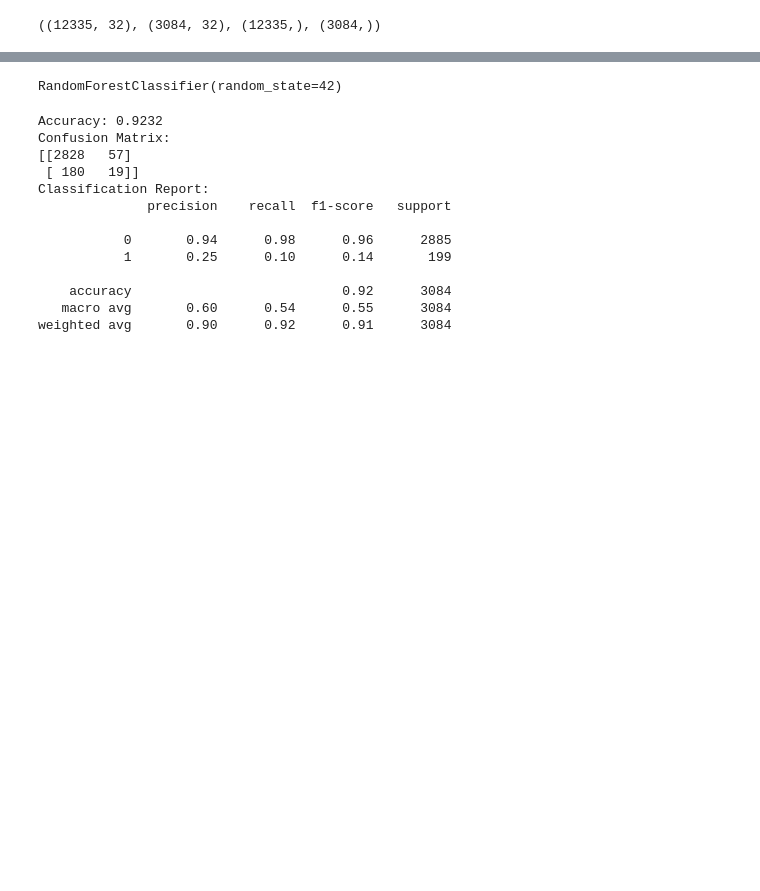
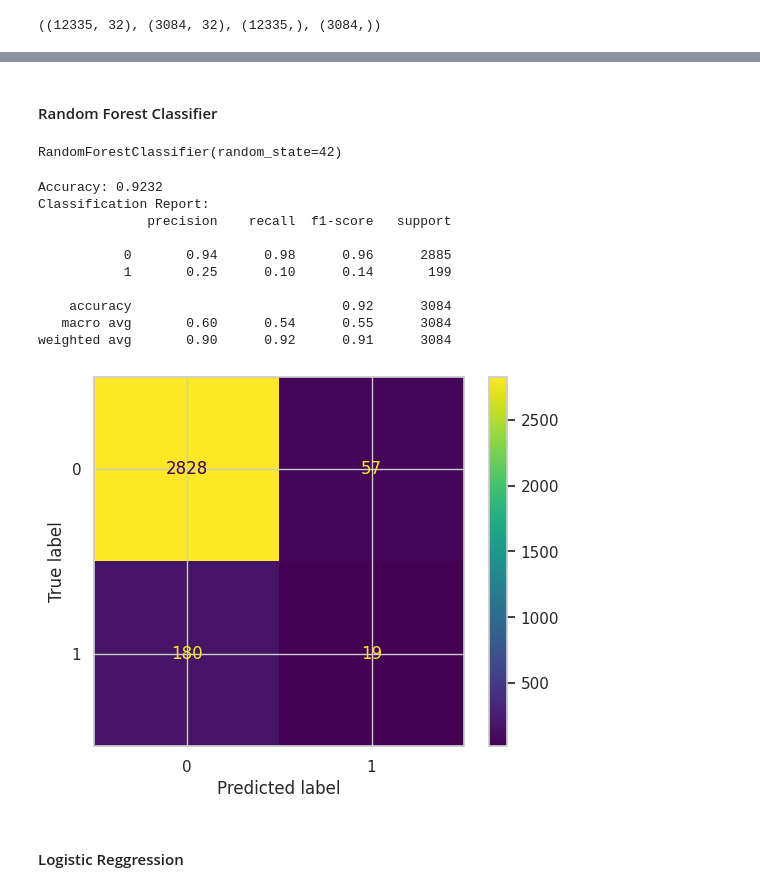
Before and after one commit to kimp10/Insurance-Fraud-Detection-Model-, a Jupyter notebook: Insurance_Fraud_detection.ipynb, the cells around one changed output, grey strips where cells are left out. Saved outputs shown, nothing was run; the diff lists cells and outputs as text; code cells hidden in the pictures; blank space fills up the shorter version.

```diff
--- a/Insurance_Fraud_detection.ipynb
+++ b/Insurance_Fraud_detection.ipynb
@@ -753,3 +761,5 @@ X_train_resampled, y_train_resampled = smote.fit_resample(X_train, y_train)
+# %% [markdown]
+#### Random Forest Classifier
 # %%
 # Initializing and training the Random Forest model
 model = RandomForestClassifier(random_state=42)
@@ -768,15 +778,10 @@ class_report = classification_report(y_test, y_pred)
 # %%
 # Display results
 print(f'Accuracy: {accuracy:.4f}')
-print('Confusion Matrix:')
-print(conf_matrix)
 print('Classification Report:')
 print(class_report)
 # %% [output]
 Accuracy: 0.9232
-Confusion Matrix:
-[[2828   57]
- [ 180   19]]
 Classification Report:
               precision    recall  f1-score   support
 
@@ -786,3 +791,13 @@ Classification Report:
     accuracy                           0.92      3084
    macro avg       0.60      0.54      0.55      3084
 weighted avg       0.90      0.92      0.91      3084
+# %%
+disp = ConfusionMatrixDisplay(confusion_matrix=conf_matrix,
+                              display_labels=model.classes_)
+disp.plot()
+
+plt.show()
+# %% [output]
+[figure, added]
+# %% [markdown]
+#### Logistic Reggression
```
Also changed, not shown: parts of 9 cells of this notebook.
